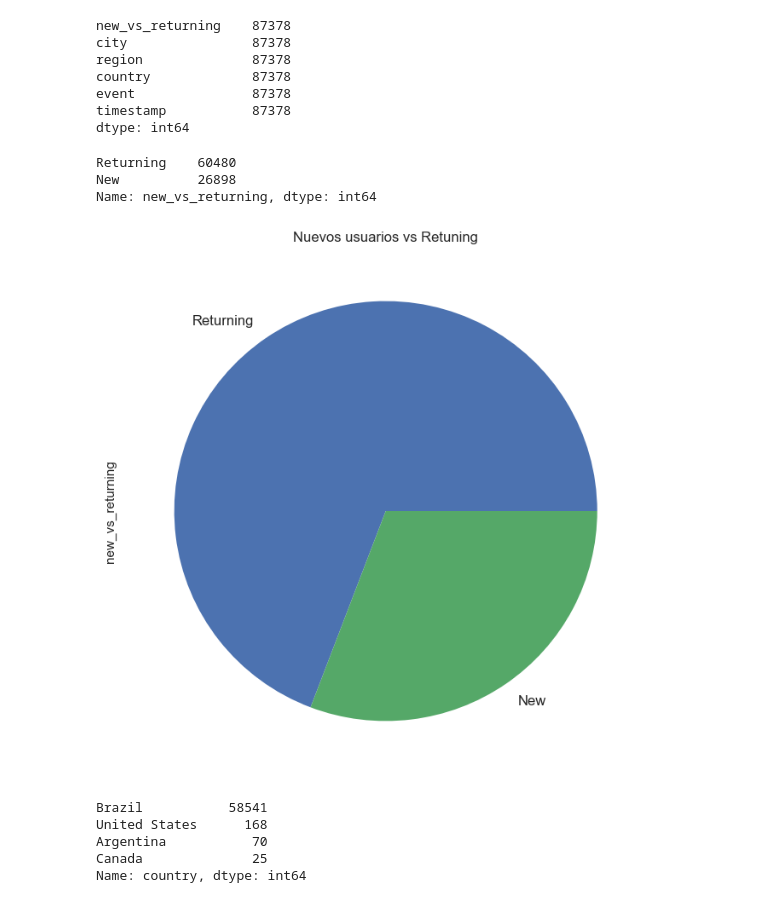
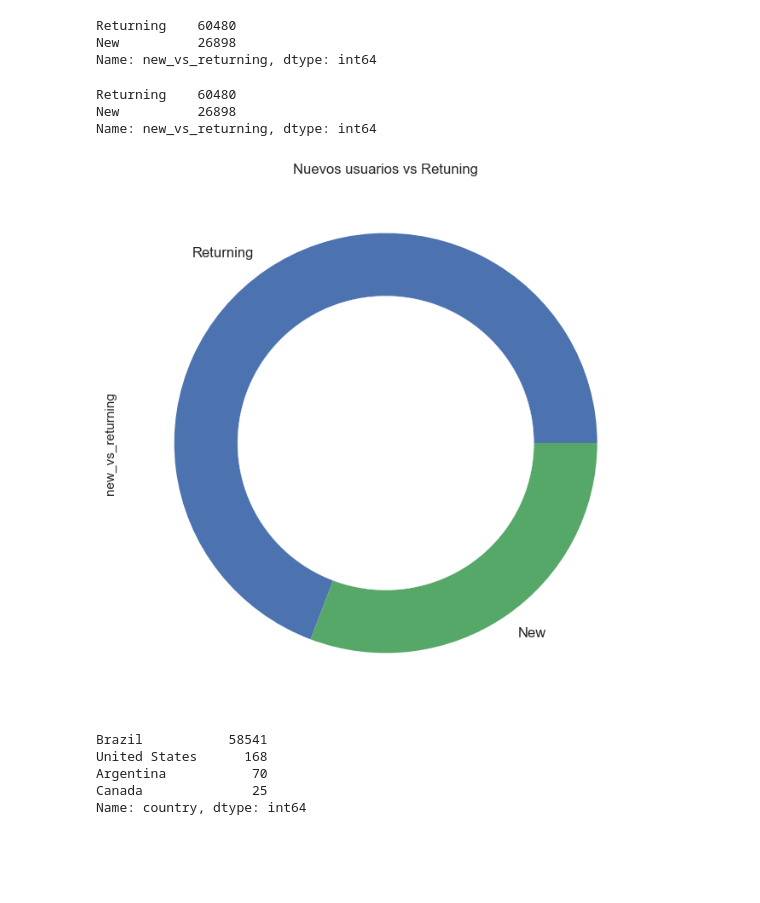
Before and after one commit to ConstanzaGonzalez/DatataFrita, a Jupyter notebook: tp/Viejos y nuevos usuarios.ipynb, the cells around one changed output. Drawn from its saved outputs; the diff is of its cells as text; code cells hidden in the pictures; blank space fills up the shorter version.

```diff
--- a/tp/Viejos y nuevos usuarios.ipynb
+++ b/tp/Viejos y nuevos usuarios.ipynb
@@ -21,15 +21,11 @@ types= {
 
 df_events = pd.read_csv("events.csv", low_memory=False)
 # %%
-users = df_events[["new_vs_returning","city","region","country","event","timestamp"]]
+users = df_events[["person","new_vs_returning","city","region","country","event","timestamp"]]
 users = users.loc[users["new_vs_returning"].isnull() == False]
-users.count()
+users["new_vs_returning"].value_counts()
 # %% [output]
-new_vs_returning    87378
-city                87378
-region              87378
-country             87378
-event               87378
-timestamp           87378
-dtype: int64
+Returning    60480
+New          26898
+Name: new_vs_returning, dtype: int64
 # %%
@@ -42,11 +37,12 @@ New          26898
 Name: new_vs_returning, dtype: int64
 # %%
 ax = user.plot(kind = 'pie', title = "Nuevos usuarios vs Retuning",figsize =(8,8),legend = False, fontsize = 12 )
-#ax.set_xlabel("Almacenamiento interno", fontsize = 18)
-#ax.set_ylabel("Cantidad de compras",fontsize = 18)
+my_circle=plt.Circle( (0,0), 0.7, color='white')
+p=plt.gcf()
+p.gca().add_artist(my_circle)
 plt.show()
 # %% [output]
-[figure, old version]
+[figure, new version]
 # %%
 users = users.loc[users["country"] != "Unknown"]
 usersN = users.loc[users["new_vs_returning"] == "New"]
```
Also changed, not shown: parts of 10 cells of this notebook, 1 other file.
